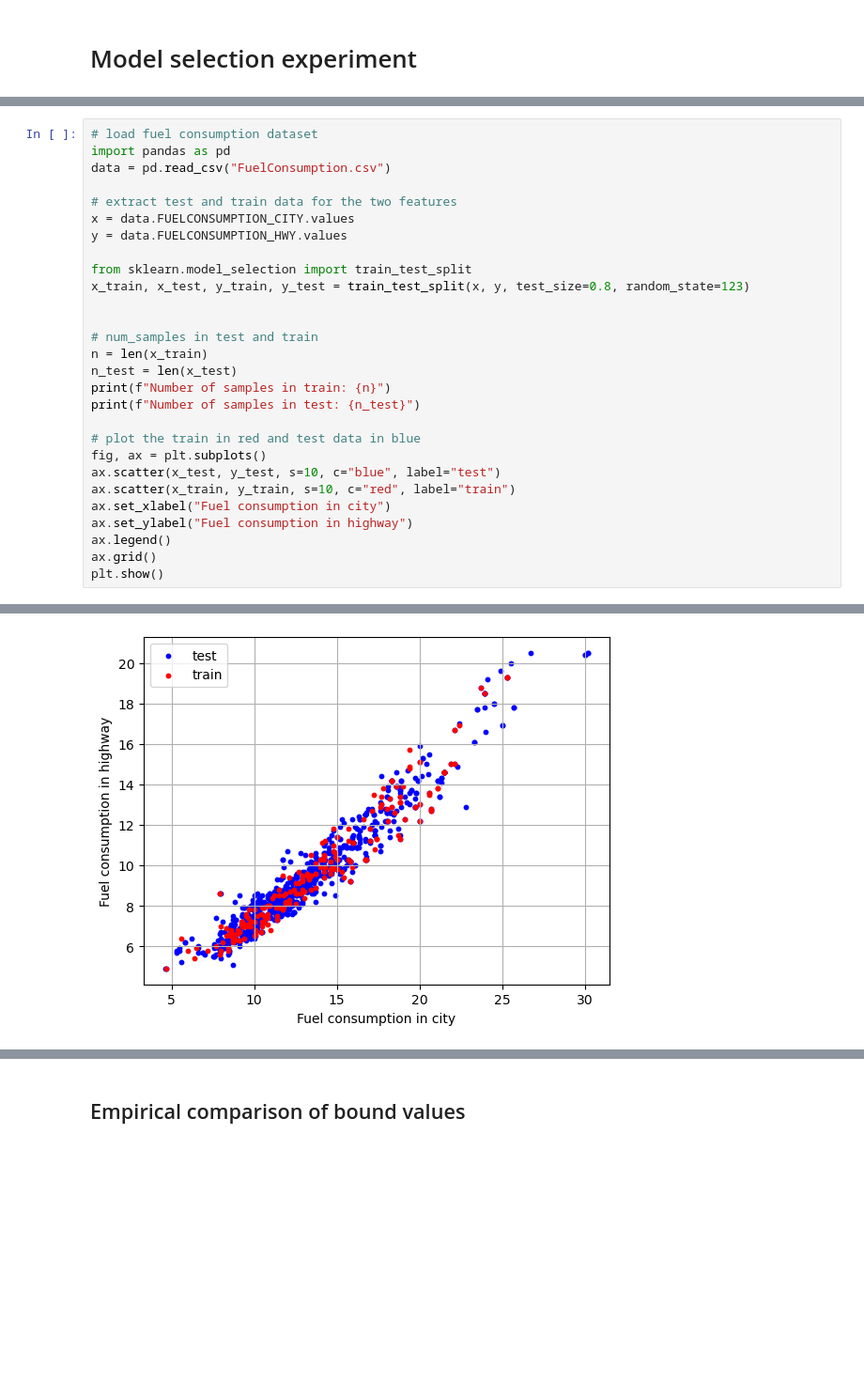
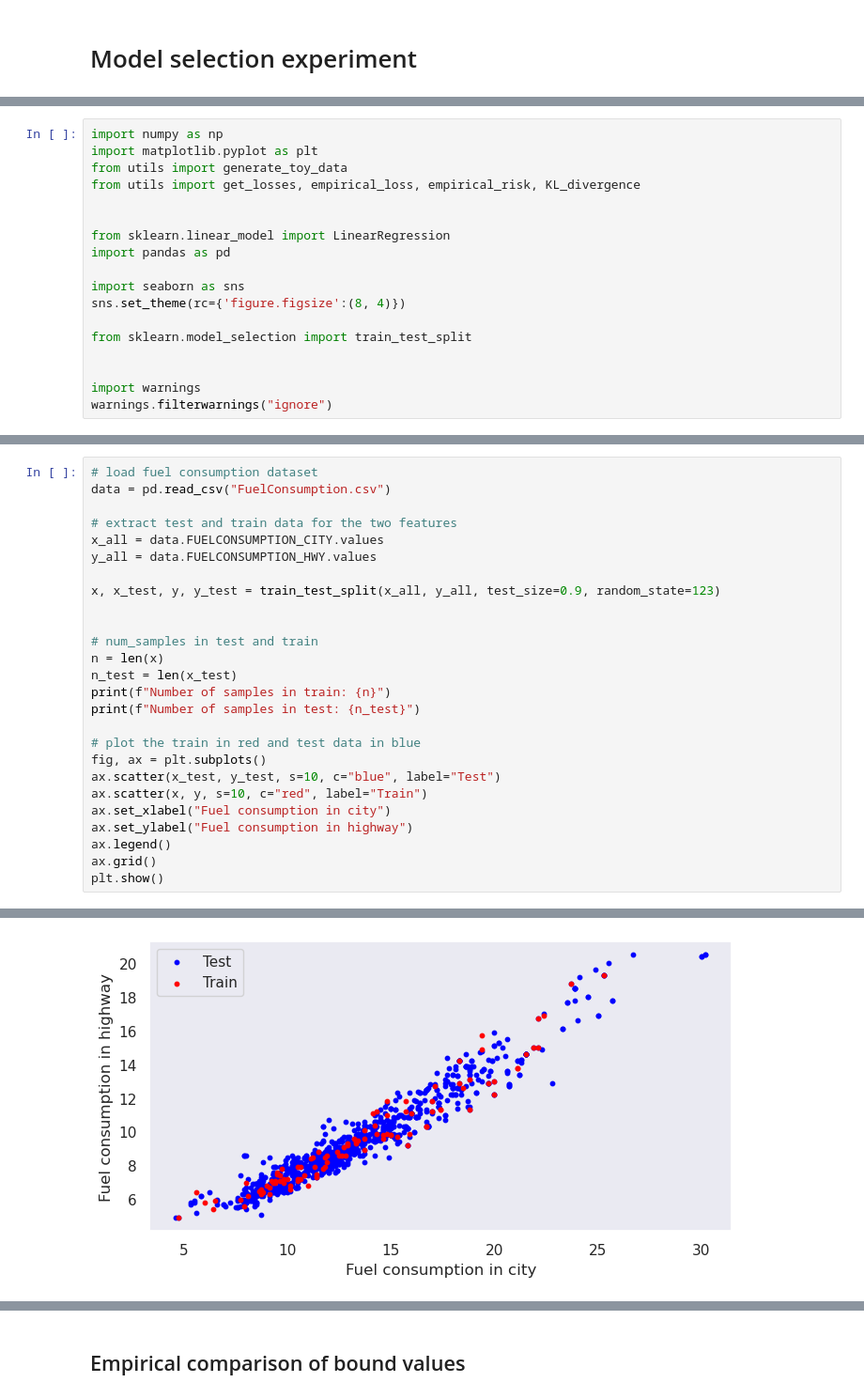
Before and after one commit to MAHDI-Imen/PACBayes, a Jupyter notebook: PAC_Bayesian.ipynb, the cells around one changed output, grey strips where cells are left out. Shown at 94% size. Drawn from its saved outputs; the diff is of its cells as text; blank space fills up the shorter version.

```diff
--- a/PAC_Bayesian.ipynb
+++ b/PAC_Bayesian.ipynb
@@ -87,0 +3,18 @@ def get_losses(x, y, d, n):
+# %%
+import numpy as np
+import matplotlib.pyplot as plt
+from utils import generate_toy_data
+from utils import get_losses, empirical_loss, empirical_risk, KL_divergence
+
+
+from sklearn.linear_model import LinearRegression
+import pandas as pd
+
+import seaborn as sns
+sns.set_theme(rc={'figure.figsize':(8, 4)})
+
+from sklearn.model_selection import train_test_split
+
+
+import warnings
+warnings.filterwarnings("ignore")
@@ -141,26 +162,24 @@ ax.grid()
 # %%
 # load fuel consumption dataset
-import pandas as pd
 data = pd.read_csv("FuelConsumption.csv")
 
 # extract test and train data for the two features
-x = data.FUELCONSUMPTION_CITY.values
-y = data.FUELCONSUMPTION_HWY.values
+x_all = data.FUELCONSUMPTION_CITY.values
+y_all = data.FUELCONSUMPTION_HWY.values
 
-from sklearn.model_selection import train_test_split
-x_train, x_test, y_train, y_test = train_test_split(x, y, test_size=0.8, random_state=123)
+x, x_test, y, y_test = train_test_split(x_all, y_all, test_size=0.9, random_state=123)
 
 
 # num_samples in test and train
-n = len(x_train)
+n = len(x)
 n_test = len(x_test)
 print(f"Number of samples in train: {n}")
 print(f"Number of samples in test: {n_test}")
 
 # plot the train in red and test data in blue
 fig, ax = plt.subplots()
-ax.scatter(x_test, y_test, s=10, c="blue", label="test")
-ax.scatter(x_train, y_train, s=10, c="red", label="train")
+ax.scatter(x_test, y_test, s=10, c="blue", label="Test")
+ax.scatter(x, y, s=10, c="red", label="Train")
 ax.set_xlabel("Fuel consumption in city")
 ax.set_ylabel("Fuel consumption in highway")
 ax.legend()
@@ -172,4 +191,4 @@ Number of samples in test: 854
-[figure, old version]
+[figure, new version]
 # %%
 # model selection using marginal likelihood
 L = 7
```
Also changed, not shown: parts of 22 cells of this notebook, 12 other files.
